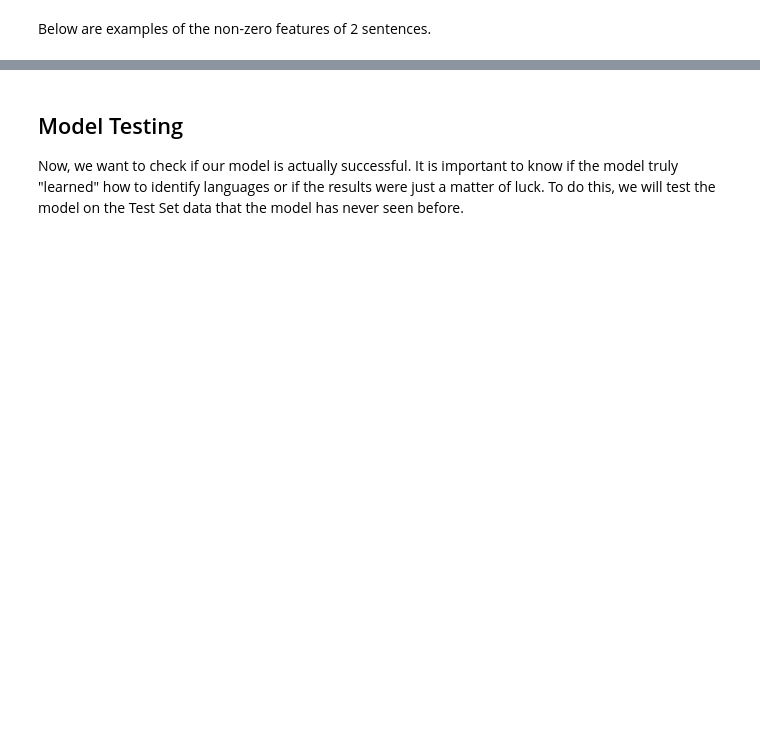
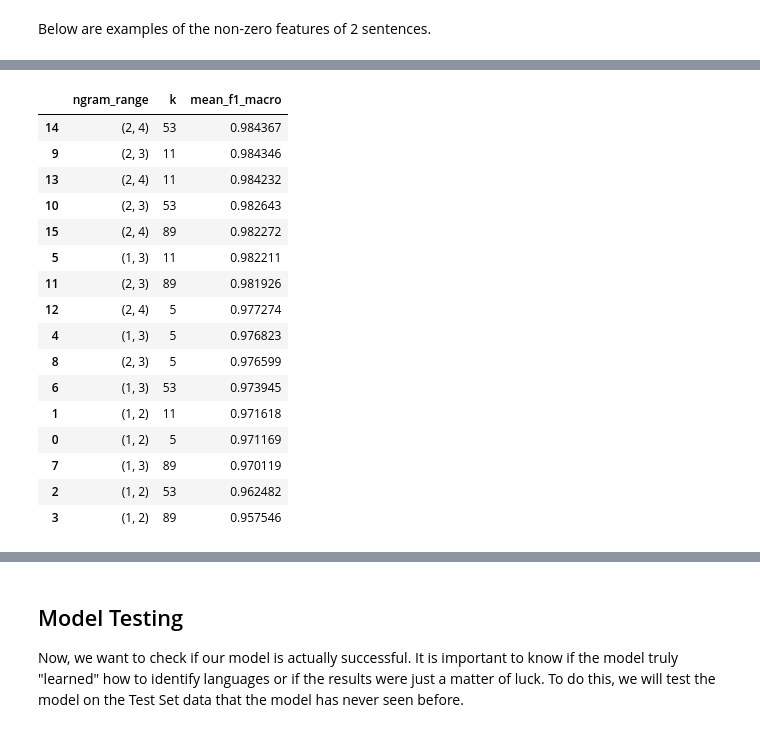
Before and after one commit to Almoger/Language-Detection-ML, a Jupyter notebook: language_detection_knn.ipynb, the cells around one changed output, grey strips where cells are left out. Cells and saved outputs as stored; diff of their text form; code cells hidden in the pictures; blank space fills up the shorter version.

```diff
--- a/language_detection_knn.ipynb
+++ b/language_detection_knn.ipynb
@@ -172,8 +177,8 @@ This means we only need to calculate the **dot product** between the test row an
 
 **Note**: We will explore different K-values using Cross-Validation at the [Evaluation](#Evaluation) step to find the optimal hyperparameters.
 # %%
-class KNN:
-    def __init__(self, k):
+class KNN(BaseEstimator, ClassifierMixin):
+    def __init__(self, k=3):
         self.k = k
         self.X_train = None
         self.y_train = None
@@ -186,8 +191,8 @@ class KNN:
         similarities = X_test.dot(self.X_train.T).toarray() # dot product
         predictions = []
 
-        for i in range(similarities.shape[0]):
-            neighbors_indexes = np.argsort(similarities[i])[-self.k:] # get k indexes of the best values (nearest neighbors)
+        for row in similarities:
+            neighbors_indexes = np.argsort(row)[-self.k:] # get k indexes of the highest values (nearest neighbors)
             k_neighbor_labels = self.y_train[neighbors_indexes] # get their labels
 
             unique_labels, counts = np.unique(k_neighbor_labels, return_counts=True) # count how much times each label appears
@@ -196,6 +201,3 @@ class KNN:
             predictions.append(best_label)
 
         return np.array(predictions)
-
-knn = KNN(k=11)
-knn.fit(X_train, y_train)
@@ -201,0 +214,54 @@ knn.fit(X_train, y_train)
+# %%
+from sklearn.model_selection import GridSearchCV
+
+best_knn = None
+best_vectorizer = None
+best_f1_macro_score = 0.0
+
+ngram_options = [(1, 2), (1, 3), (2, 3), (2, 4)]
+k_options = [5, 11, 53, 89]
+all_results = []
+
+print("Starting Experiments...")
+
+for ngram in ngram_options:
+    print(f"Testing Feature Engineering: ngram_range={ngram}")
+
+    temp_vectorizer = TfidfVectorizer(analyzer='char', ngram_range=ngram, norm='l2')
+    X_train_vec = temp_vectorizer.fit_transform(X_train_raw)
+
+    knn_grid = GridSearchCV(
+        KNN(),
+        param_grid={'k': k_options},
+        cv=5,
+        scoring='f1_macro'
+    )
+
+    knn_grid.fit(X_train_vec, y_train)
+
+    if knn_grid.best_score_ > best_f1_macro_score:
+        best_f1_macro_score = knn_grid.best_score_
+        best_knn = knn_grid.best_estimator_
+        best_vectorizer = temp_vectorizer
+
+    cv_res = knn_grid.cv_results_
+    for i in range(len(k_options)):
+        all_results.append({
+            'ngram_range': ngram,
+            'k': cv_res['param_k'][i],
+            'mean_f1_macro': cv_res['mean_test_score'][i],
+        })
+
+full_results_df = pd.DataFrame(all_results).sort_values(by='mean_f1_macro', ascending=False)
+display(full_results_df)
+
+best_row = full_results_df.iloc[0]
+best_ngram = best_row['ngram_range']
+best_k = best_row['k']
+best_f1_macro_score = best_row['mean_f1_macro']
+
+print(f"\n--- Best Configuration Found ---")
+print(f"NGram Range: {best_ngram}")
+print(f"K Value: {best_k}")
+print(f"Validation F1-Macro: {best_f1_macro_score}")
+# %% [output]
@@ -201,0 +273,17 @@ knn.fit(X_train, y_train)
+|  | ngram_range | k | mean_f1_macro |
+| 14 | (2, 4) | 53 | 0.984367 |
+| 9 | (2, 3) | 11 | 0.984346 |
+| 13 | (2, 4) | 11 | 0.984232 |
+| 10 | (2, 3) | 53 | 0.982643 |
+| 15 | (2, 4) | 89 | 0.982272 |
+| 5 | (1, 3) | 11 | 0.982211 |
+| 11 | (2, 3) | 89 | 0.981926 |
+| 12 | (2, 4) | 5 | 0.977274 |
+| 4 | (1, 3) | 5 | 0.976823 |
+| 8 | (2, 3) | 5 | 0.976599 |
+| 6 | (1, 3) | 53 | 0.973945 |
+| 1 | (1, 2) | 11 | 0.971618 |
+| 0 | (1, 2) | 5 | 0.971169 |
+| 7 | (1, 3) | 89 | 0.970119 |
+| 2 | (1, 2) | 53 | 0.962482 |
+| 3 | (1, 2) | 89 | 0.957546 |
```
Also changed, not shown: parts of 11 cells of this notebook.
